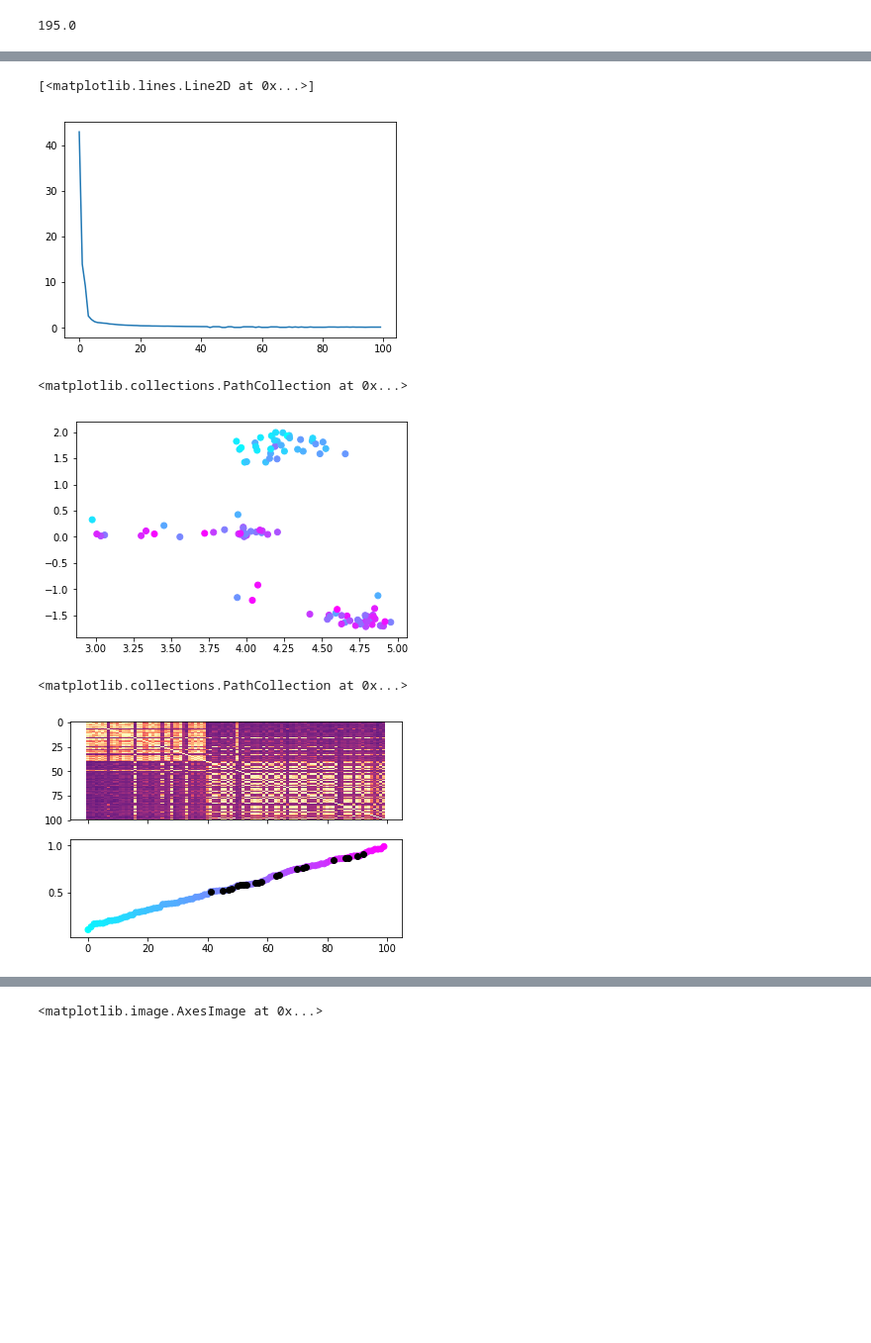
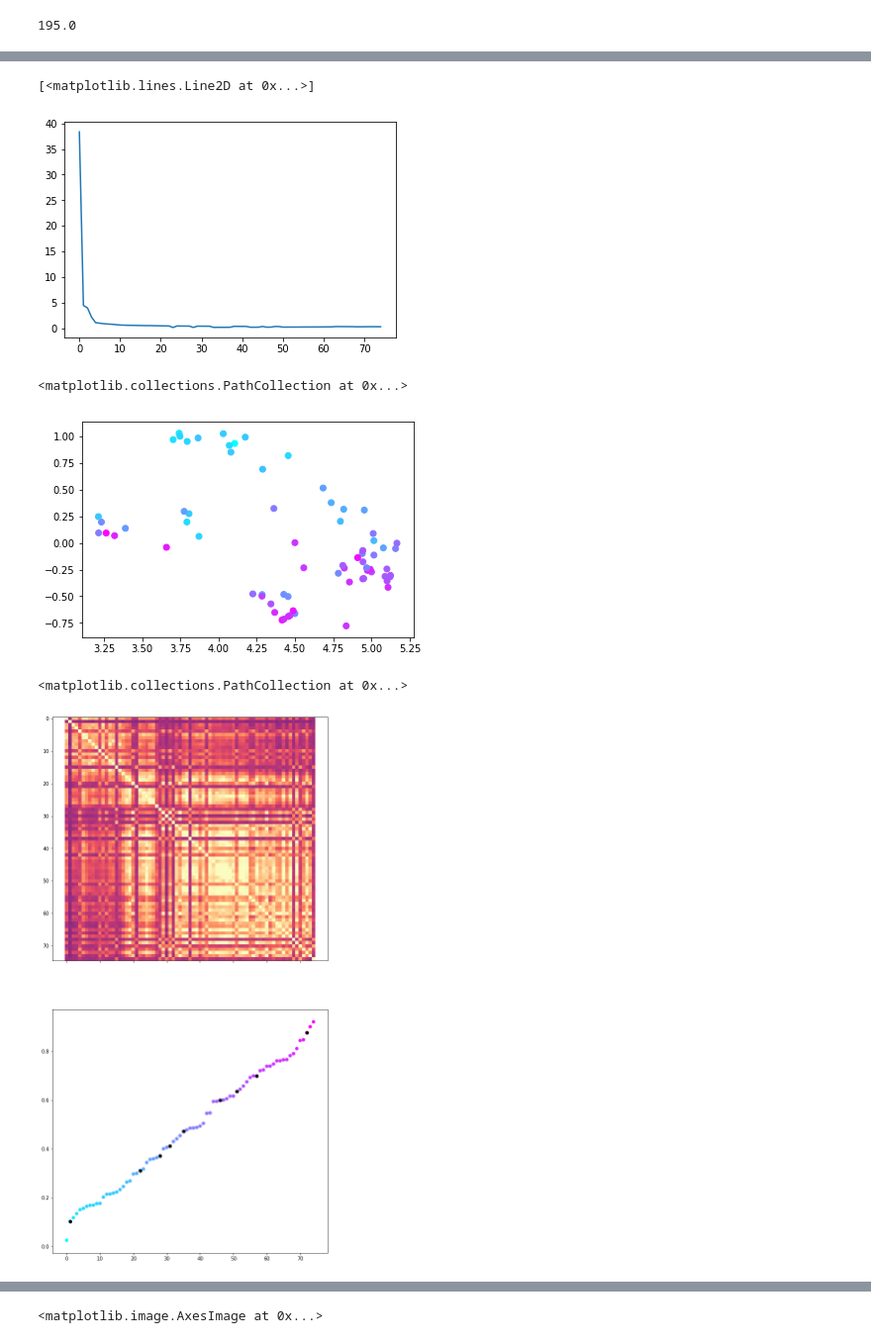
Before and after one commit to GiocomoLab/MightyMorphingPhotonRangers, a Jupyter notebook: SimMats/ClusteringDebugging.ipynb, the cells around one changed output, grey strips where cells are left out. Shown at 99% size. Drawn from its saved outputs; the diff is of its cells as text; code cells hidden in the pictures; blank space fills up the shorter version.

```diff
--- a/SimMats/ClusteringDebugging.ipynb
+++ b/SimMats/ClusteringDebugging.ipynb
@@ -32,7 +32,7 @@ G:\My Drive\VR_Data\TwoTower\behavior.sqlite
 G:\My Drive\VR_Data\TwoTower\4222174.0\30_05_2019\RuningTraining_1.sqlite
 file doesn't exist, errors to come!!!
 # %%
-mouse = '4139278.2'
+mouse = '4222174.1'
 df_mouse = df[df['MouseName'].str.match(mouse)]
 df_mouse
 # %% [output]
@@ -82,28 +82,28 @@ f,ax = plt.subplots()
 ax.plot(w)
 # %% [output]
 [<matplotlib.lines.Line2D at 0x...>]
-[figure, old version]
+[figure, new version]
 # %%
 VV = np.matmul(S_t_rmat,V)
 f,ax = plt.subplots()
 ax.scatter(VV[:,0],VV[:,1],c=effMorph,cmap='cool')
 # %% [output]
 <matplotlib.collections.PathCollection at 0x...>
-[figure, old version]
+[figure, new version]
 # %%
 msort = np.argsort(effMorph)
 # %%
 C_msort = sm._sort_simmat(S_t_rmat,msort)
 # %%
-f,ax = plt.subplots(2,1,sharex=True)
+f,ax = plt.subplots(2,1,sharex=True,figsize=[10,20])
 ax[0].imshow(C_msort,aspect='auto',cmap='magma',vmax = np.percentile(C_msort,95),vmin=0)
 ax[1].scatter(np.arange(effMorph.shape[0]),effMorph[msort],c=effMorph[msort],cmap='cool')
 emr = np.copy(effMorph)
 emr[trial_info['rewards']>0]=np.nan
 ax[1].scatter(np.arange(effMorph.shape[0]),emr[msort],c='black')
 # %% [output]
 <matplotlib.collections.PathCollection at 0x...>
-[figure, old version]
+[figure, new version]
 # %%
 from sklearn.manifold import SpectralEmbedding as se
 
```
Also changed, not shown: parts of 6 cells of this notebook, 1 other file.
